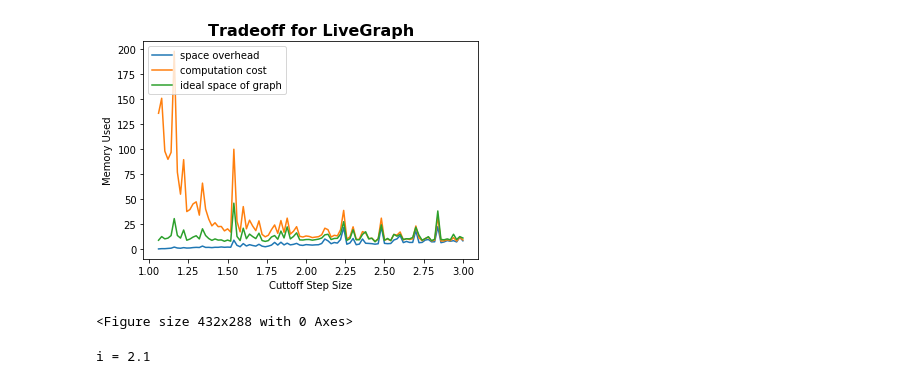
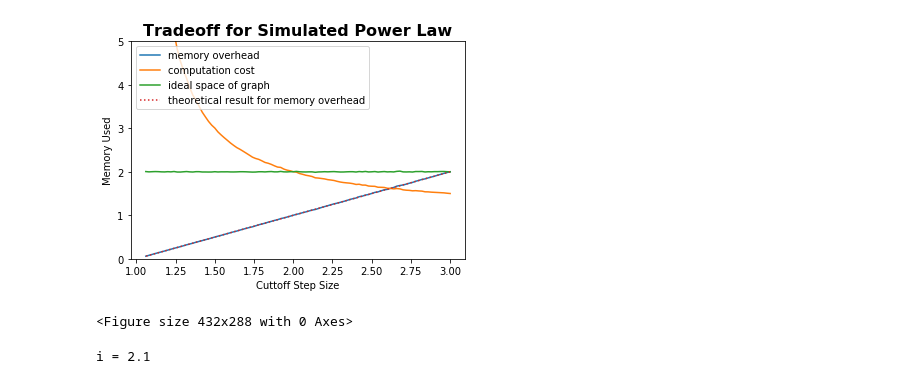
Before and after one commit to AaEll/MonteCarlo_simulator, a Jupyter notebook: Main.ipynb, the cells around one changed output. Drawn from its saved outputs; the diff is of its cells as text; code cells hidden in the pictures.

Commit message:
conducted experiments and fixed power law

```diff
--- a/Main.ipynb
+++ b/Main.ipynb
@@ -16,6 +16,7 @@ import matplotlib.pyplot as plt
 
 def cost_powers_k(rv, k = 2):
     assert(k!=1)
+    assert(rv>0)
     if k == 2:
         cutoff = 1<<(int(rv)).bit_length()
     else:
@@ -36,41 +37,44 @@ def sum_pair_costs(sim, n,verbose = True):
         MC.Calculate_ConfIntv(sum2,sq_sum2,n,.99)
     return (sum1/n, sq_sum1/n, sum2/n, sq_sum2/n,sum3/n,sq_sum3/n)
 
-alpha = -2
+alpha = -3
 xmin = 1
-n = 10000
+n = 1000000
 inv_f = lambda x : MC.inverse_continuous_power_law(x,xmin,alpha)
-rv = MC.RandomVariable(inv_f,"power law, alpha = -2, for x > 1",discrete = False,verbose = False)
+rv = MC.RandomVariable(inv_f,"power law, alpha = -3, for x > 1",discrete = False,verbose = False)
 X  = []
 Y1 = []
 Y2 = []
 Y3 = []
+Y4 = []
 
 for j in range(98):
     i = 3-j/50
     #print ("i = {}".format(i))
     cost_f = lambda x : cost_powers_k(x,i)
     Sim = MC.Simulator(rv,cost_f,'Live-Graph', verbose = False)
     y1, _, y2, _, y3, _ = sum_pair_costs(Sim, n, verbose = False)
     X.append(i)
     Y1.append(y1)
     Y2.append(y2)
     Y3.append(y3)
-plt.plot(X,Y1,label = "space overhead")
+    Y4.append(i-1)
+plt.plot(X,Y1,label = "memory overhead")
 plt.plot(X,Y2,label = "computation cost")
 plt.plot(X,Y3,label = "ideal space of graph")
-#plt.ylim(0,300)
+plt.plot(X,Y4,linestyle = ':', label = "theoretical result for memory overhead")
+plt.ylim(0,5)
 # Add legend
 plt.legend(loc='upper left')
 # Add title and x, y labels
-plt.title("Tradeoff for LiveGraph", fontsize=16, fontweight='bold')
+plt.title("Tradeoff for Simulated Power Law", fontsize=16, fontweight='bold')
 plt.suptitle("", fontsize=10)
 plt.xlabel("Cuttoff Step Size")
 plt.ylabel("Memory Used")
 plt.show()
 plt.savefig('results/continuous_fig.png')
 # %% [output]
-[figure, old version]
+[figure, new version]
 <Figure size 432x288 with 0 Axes>
 # %%
 import numpy as np
```
Also changed, not shown: parts of 6 cells of this notebook, 13 other files.
